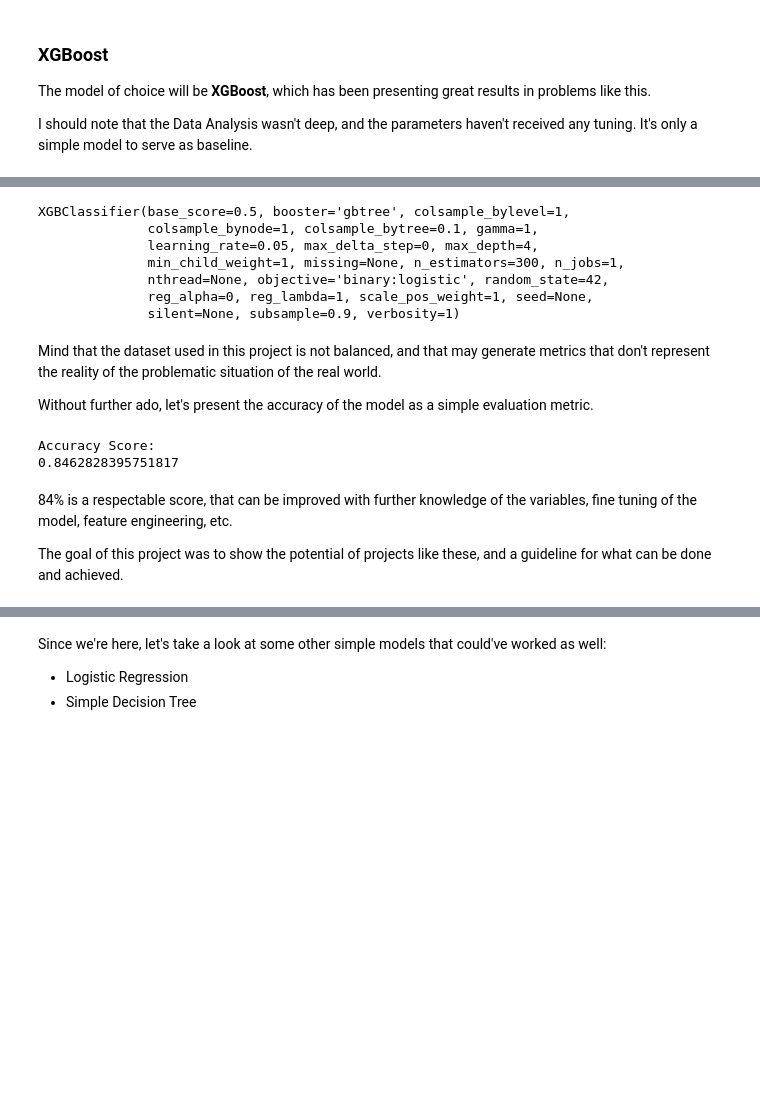
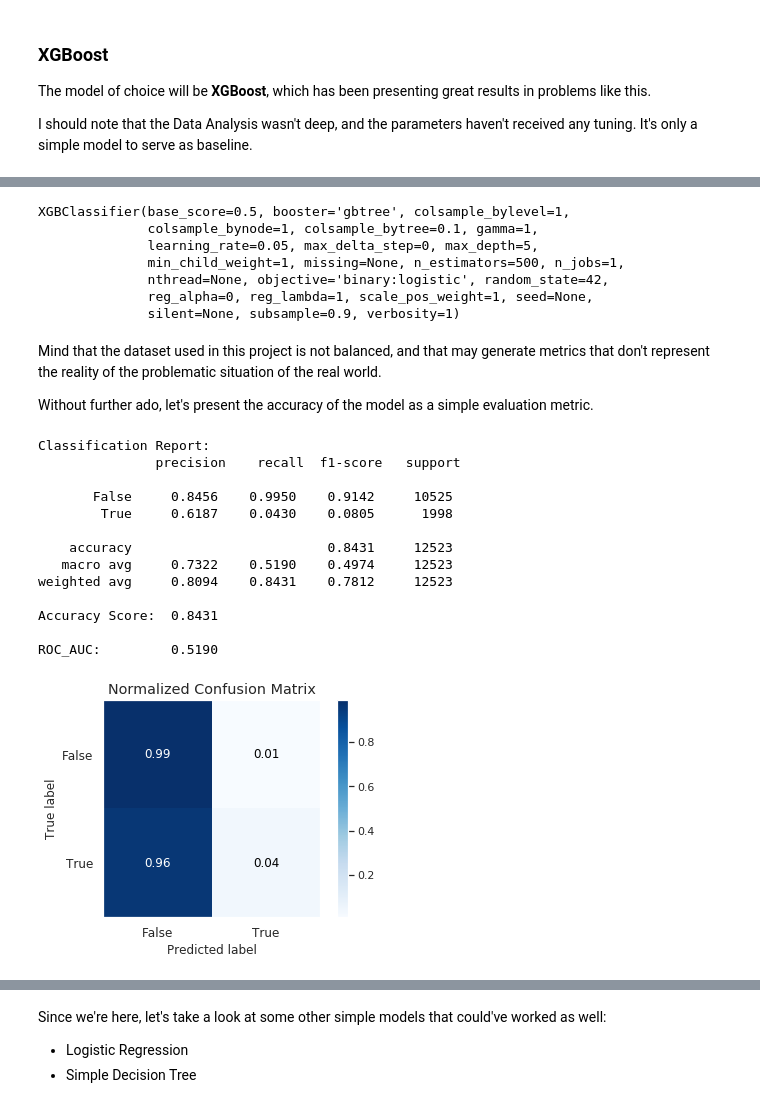
Before and after one commit to rafaelnduarte/Credit_Card_Default_Prediction, a Jupyter notebook: Risk_Analysis_of_Credit_Card_Default_Nubank.ipynb, the cells around one changed output, grey strips where cells are left out. Cells and saved outputs as stored; diff of their text form; code cells hidden in the pictures; blank space fills up the shorter version.

```diff
--- a/Risk_Analysis_of_Credit_Card_Default_Nubank.ipynb
+++ b/Risk_Analysis_of_Credit_Card_Default_Nubank.ipynb
@@ -575,7 +575,7 @@ X = encoded_df.drop('target_default', axis=1).select_dtypes(exclude='object')
 y = encoded_df['target_default']
 
 # splitting the dataset into train and test
-X_train, X_test, y_train, y_test = train_test_split(X, y, test_size=0.3)
+X_train, X_test, y_train, y_test = train_test_split(X, y, stratify=y, test_size=0.3)
 # %% [markdown]
 ### XGBoost
 
@@ -585,19 +601,15 @@ I should note that the Data Analysis wasn't deep, and the parameters haven't rec
 # %%
-from xgboost import XGBClassifier
-from sklearn.metrics import accuracy_score
-from sklearn.metrics import classification_report
-
 # building and training the model
-ml_model = XGBClassifier(learning_rate=0.05, n_estimators=300,
-                         max_depth=4, subsample = 0.9,
+ml_model = XGBClassifier(learning_rate=0.05, n_estimators=500,
+                         max_depth=5, subsample = 0.9,
                          colsample_bytree = 0.1, gamma=1,
                          random_state=42)
 ml_model.fit(X_train, y_train)
 # %% [output]
 XGBClassifier(base_score=0.5, booster='gbtree', colsample_bylevel=1,
               colsample_bynode=1, colsample_bytree=0.1, gamma=1,
-              learning_rate=0.05, max_delta_step=0, max_depth=4,
-              min_child_weight=1, missing=None, n_estimators=300, n_jobs=1,
+              learning_rate=0.05, max_delta_step=0, max_depth=5,
+              min_child_weight=1, missing=None, n_estimators=500, n_jobs=1,
               nthread=None, objective='binary:logistic', random_state=42,
               reg_alpha=0, reg_lambda=1, scale_pos_weight=1, seed=None,
               silent=None, subsample=0.9, verbosity=1)
@@ -608,14 +620,31 @@ Without further ado, let's present the accuracy of the model as a simple evaluat
 # %%
 # predictions and probabilities on the test dataset
 y_pred = ml_model.predict(X_test)
 
-# checking the accuracy of the model
-print("\nAccuracy Score:")
-print (accuracy_score(y_test, y_pred))
+# checking the performance of the algorithm
+# classification report
+print('Classification Report:\n', classification_report(y_test,y_pred, digits=4))
+
+# accuracy
+print('Accuracy Score:\t {:.4f}\n'.format(accuracy_score(y_test,y_pred)))
+
+# AUC
+print('ROC_AUC:\t {:.4f}\n'.format(roc_auc_score(y_test, y_pred)))
+
+# confusion matrix
+skplt.metrics.plot_confusion_matrix(y_test,y_pred, normalize=True);
 # %% [output]
-Accuracy Score:
-0.8462828395751817
+Classification Report:
+               precision    recall  f1-score   support
+
+       False     0.8456    0.9950    0.9142     10525
+        True     0.6187    0.0430    0.0805      1998
+
+    accuracy                         0.8431     12523
+   macro avg     0.7322    0.5190    0.4974     12523
+weighted avg     0.8094    0.8431    0.7812     12523
+
+Accuracy Score:  0.8431
+
+ROC_AUC:         0.5190
+[figure, added]
-# %% [markdown]
-84% is a respectable score, that can be improved with further knowledge of the variables, fine tuning of the model, feature engineering, etc.
-
-The goal of this project was to show the potential of projects like these, and a guideline for what can be done and achieved.
```
Also changed, not shown: parts of 10 cells of this notebook.
